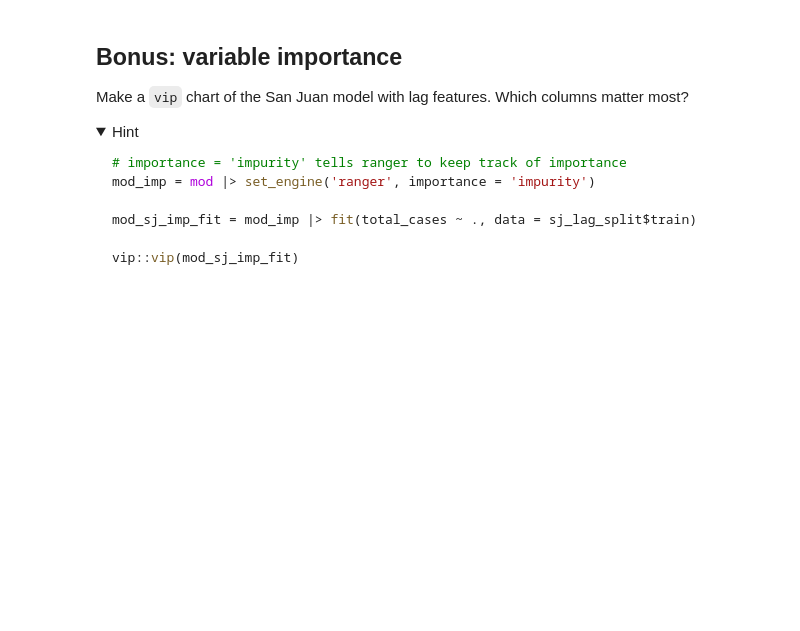
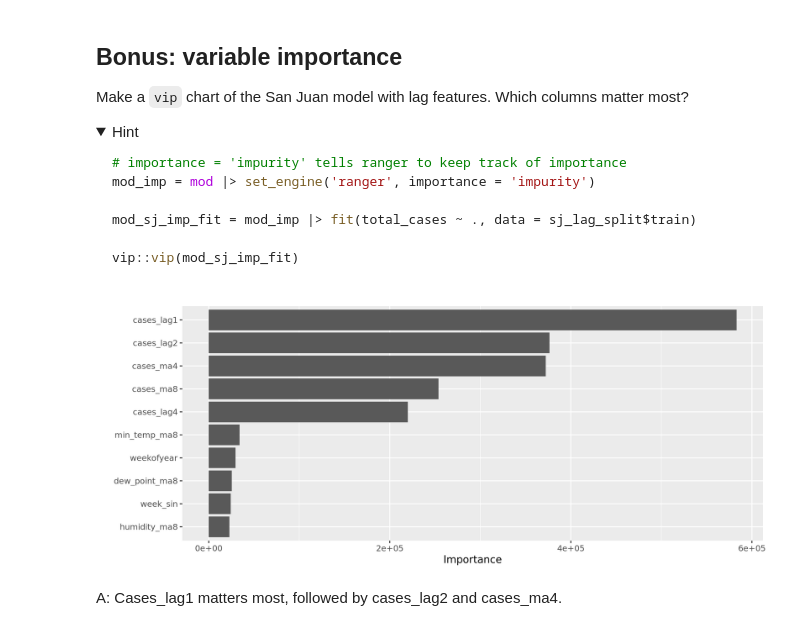
Before and after one commit to sophiaemcreynolds/codespace_9.30_512, a Jupyter notebook: exercises/14-dengue-exercise.ipynb, the cells around one changed output. Drawn from its saved outputs; the diff is of its cells as text; code cells hidden in the pictures; folded sections open; blank space fills up the shorter version.

````diff
--- a/exercises/14-dengue-exercise.ipynb
+++ b/exercises/14-dengue-exercise.ipynb
@@ -271,3 +488,14 @@ vip::vip(mod_sj_imp_fit)
 ```
 
 </details>
+# %%
+# importance = 'impurity' tells ranger to keep track of importance
+model_imp = model |> set_engine('ranger', importance = 'impurity')
+
+model_sj_imp_fit = model_imp |> fit(total_cases ~ ., data = sj_lag_split$train)
+
+vip::vip(model_sj_imp_fit)
+# %% [output]
+[figure, added]
+# %% [markdown]
+A: Cases_lag1 matters most, followed by cases_lag2 and cases_ma4.
````
Also changed, not shown: parts of 12 cells of this notebook, 2 other files.
